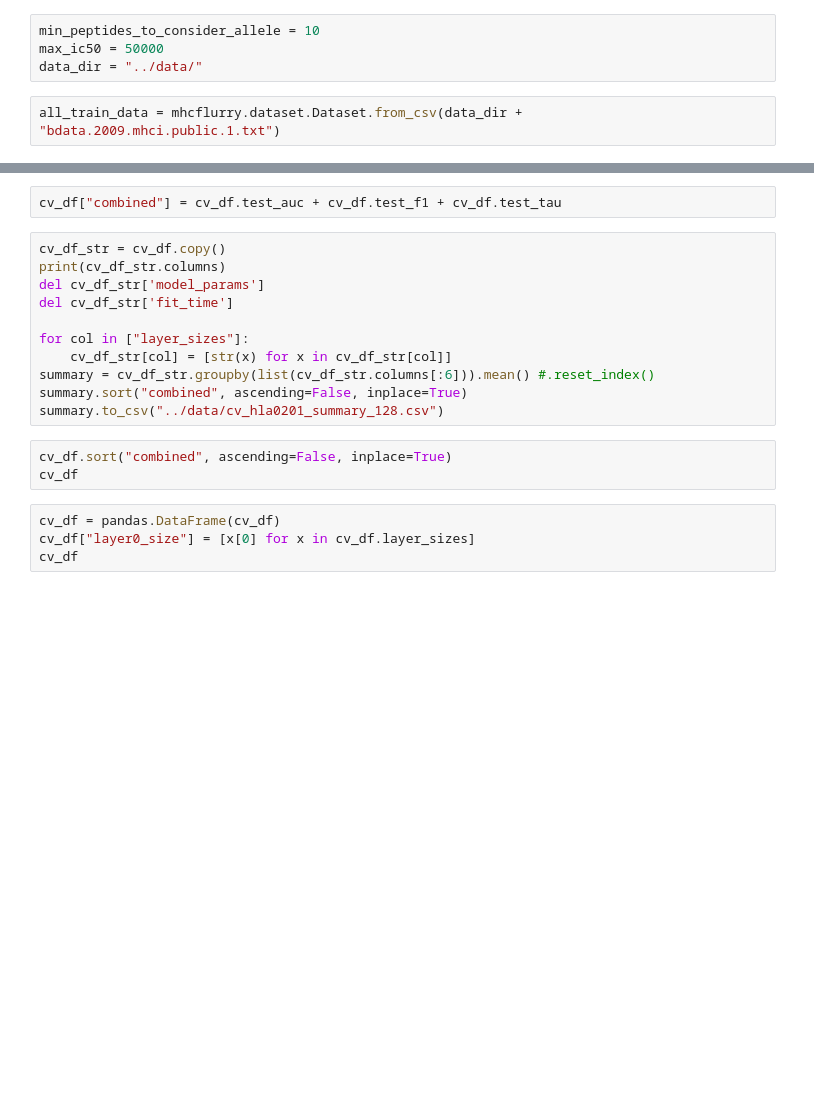
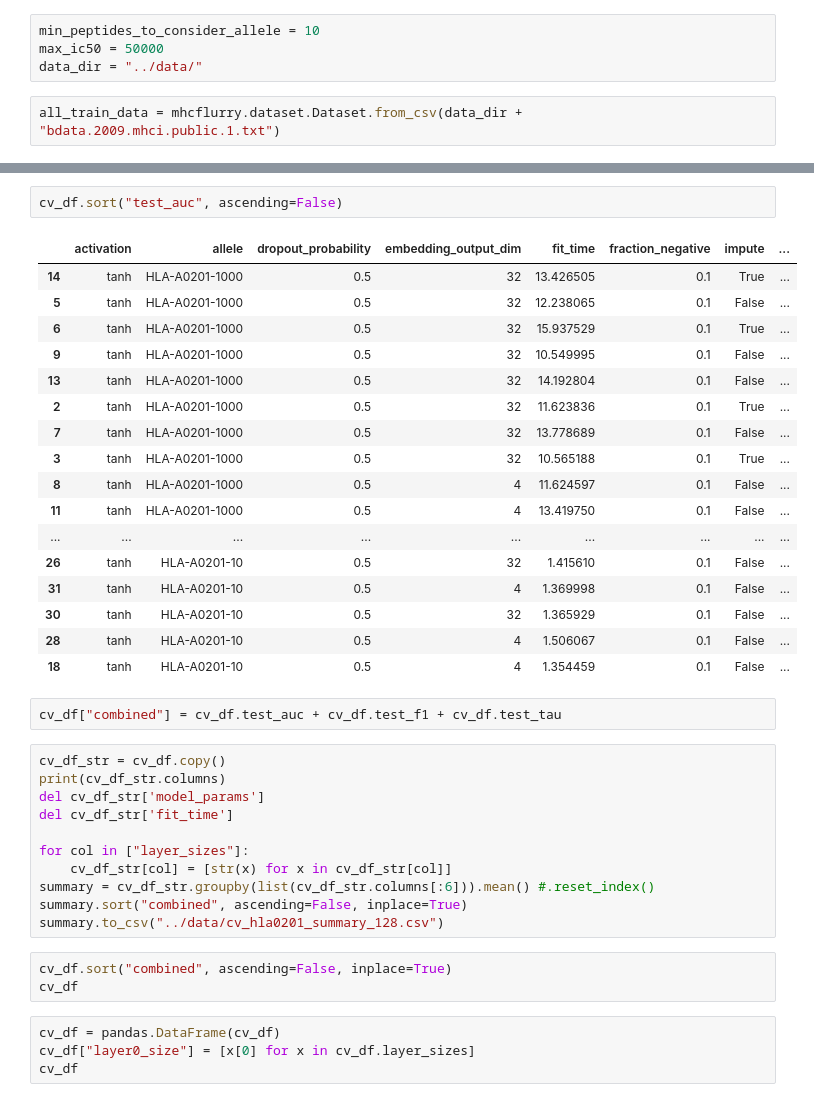
Before and after one commit to hammerlab/mhcflurry-icml-compbio-2016, a Jupyter notebook: notebooks/cv.ipynb, the cells around one changed output, grey strips where cells are left out. Saved outputs shown, nothing was run; the diff lists cells and outputs as text; blank space fills up the shorter version.

```diff
--- a/notebooks/cv.ipynb
+++ b/notebooks/cv.ipynb
@@ -260,3 +531,23 @@ cv_df
+# %%
+cv_df.sort("test_auc", ascending=False)
+# %% [output]
+|  | activation | allele | dropout_probability | embedding_output_dim | fit_time | fraction_negative | impute | ... |
+| 14 | tanh | HLA-A0201-1000 | 0.5 | 32 | 13.426505 | 0.1 | True | ... |
+| 5 | tanh | HLA-A0201-1000 | 0.5 | 32 | 12.238065 | 0.1 | False | ... |
+| 6 | tanh | HLA-A0201-1000 | 0.5 | 32 | 15.937529 | 0.1 | True | ... |
+| 9 | tanh | HLA-A0201-1000 | 0.5 | 32 | 10.549995 | 0.1 | False | ... |
+| 13 | tanh | HLA-A0201-1000 | 0.5 | 32 | 14.192804 | 0.1 | False | ... |
+| 2 | tanh | HLA-A0201-1000 | 0.5 | 32 | 11.623836 | 0.1 | True | ... |
+| 7 | tanh | HLA-A0201-1000 | 0.5 | 32 | 13.778689 | 0.1 | False | ... |
+| 3 | tanh | HLA-A0201-1000 | 0.5 | 32 | 10.565188 | 0.1 | True | ... |
+| 8 | tanh | HLA-A0201-1000 | 0.5 | 4 | 11.624597 | 0.1 | False | ... |
+| 11 | tanh | HLA-A0201-1000 | 0.5 | 4 | 13.419750 | 0.1 | False | ... |
+| ... | ... | ... | ... | ... | ... | ... | ... | ... |
+| 26 | tanh | HLA-A0201-10 | 0.5 | 32 | 1.415610 | 0.1 | False | ... |
+| 31 | tanh | HLA-A0201-10 | 0.5 | 4 | 1.369998 | 0.1 | False | ... |
+| 30 | tanh | HLA-A0201-10 | 0.5 | 32 | 1.365929 | 0.1 | False | ... |
+| 28 | tanh | HLA-A0201-10 | 0.5 | 4 | 1.506067 | 0.1 | False | ... |
+| 18 | tanh | HLA-A0201-10 | 0.5 | 4 | 1.354459 | 0.1 | False | ... |
 # %%
 cv_df["combined"] = cv_df.test_auc + cv_df.test_f1 + cv_df.test_tau
 # %%
```
Also changed, not shown: parts of 19 cells of this notebook, 4 other files.
